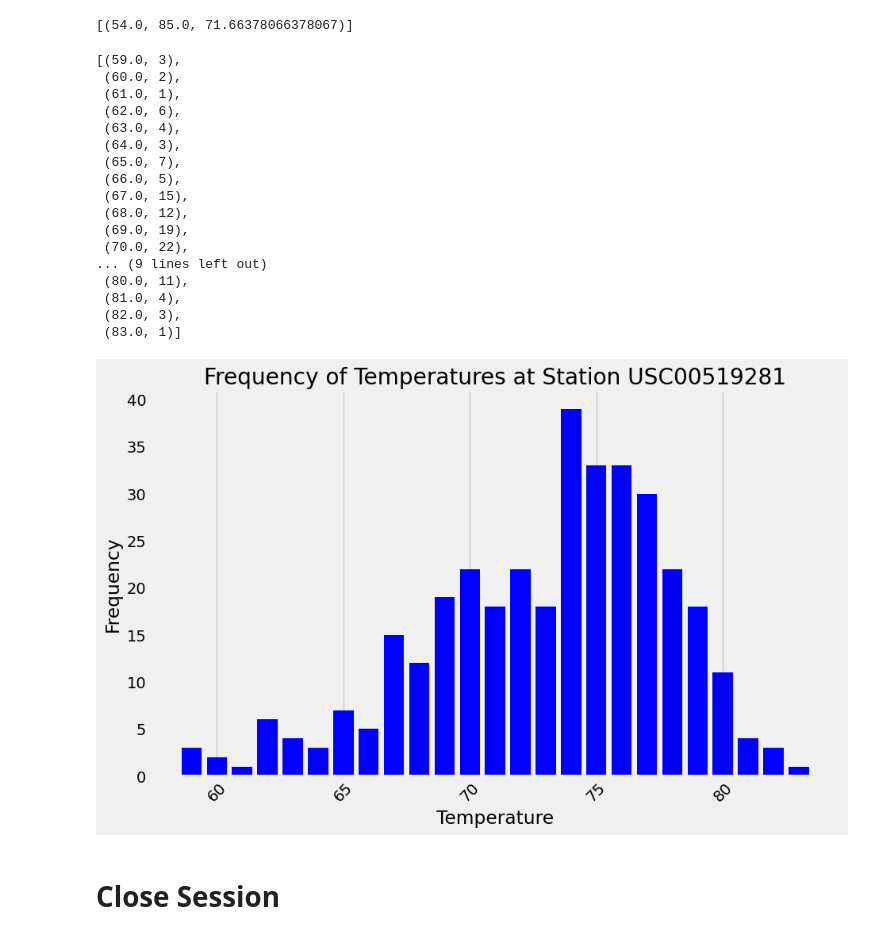
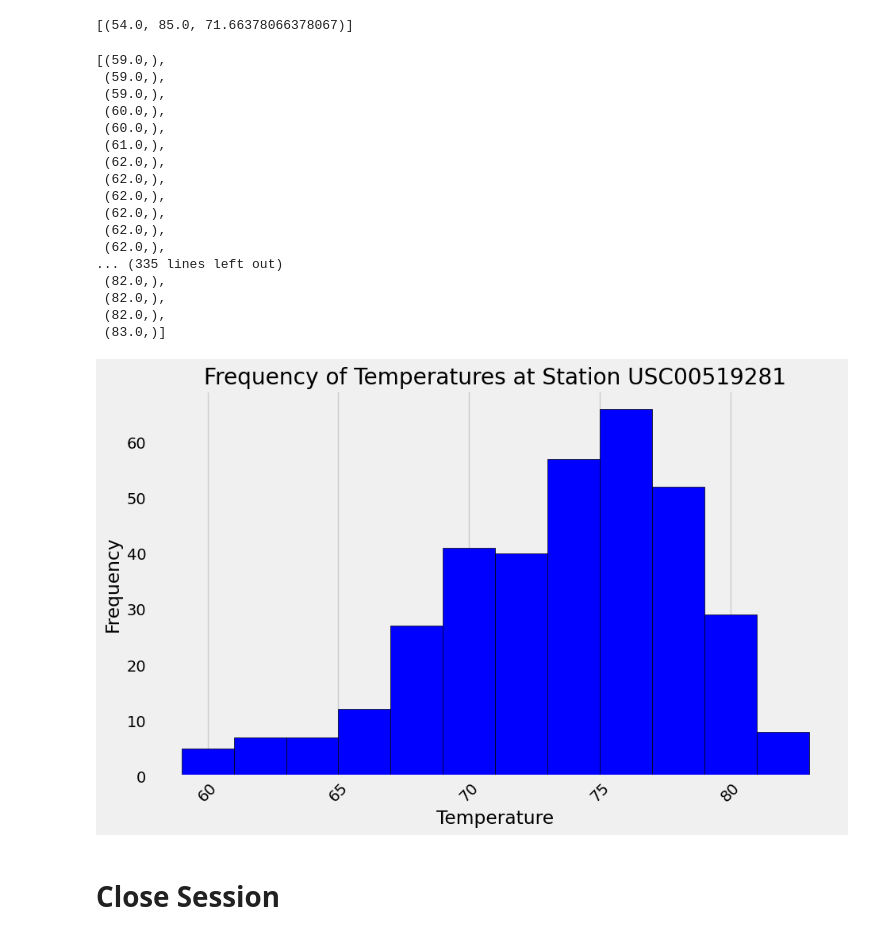
Before and after one commit to mftobin/sqlalchemy-challenge, a Jupyter notebook: SurfsUp/climate_starter.ipynb, the cells around one changed output. Drawn from its saved outputs; the diff is of its cells as text; code cells hidden in the pictures.

```diff
--- a/SurfsUp/climate_starter.ipynb
+++ b/SurfsUp/climate_starter.ipynb
@@ -154,45 +154,45 @@ most_active_station_temps
 [(54.0, 85.0, 71.66378066378067)]
 # %%
 #double checking the information this yields before turning it into a bar chart
-station_temps = session.query(Measurement.tobs,func.count(Measurement.tobs)).filter(Measurement.date>= last_12_months).filter(Measurement.station == "USC00519281").group_by(Measurement.tobs).order_by(Measurement.tobs.asc()).all()
+station_temps = session.query(Measurement.tobs).filter(Measurement.date>= last_12_months).filter(Measurement.station == "USC00519281").order_by(Measurement.tobs.asc()).all()
 station_temps
 # %% [output]
-[(59.0, 3),
- (60.0, 2),
- (61.0, 1),
- (62.0, 6),
- (63.0, 4),
- (64.0, 3),
- (65.0, 7),
- (66.0, 5),
- (67.0, 15),
- (68.0, 12),
- (69.0, 19),
- (70.0, 22),
-... (9 lines left out)
- (80.0, 11),
- (81.0, 4),
- (82.0, 3),
- (83.0, 1)]
+[(59.0,),
+ (59.0,),
+ (59.0,),
+ (60.0,),
+ (60.0,),
+ (61.0,),
+ (62.0,),
+ (62.0,),
+ (62.0,),
+ (62.0,),
+ (62.0,),
+ (62.0,),
+... (335 lines left out)
+ (82.0,),
+ (82.0,),
+ (82.0,),
+ (83.0,)]
 # %%
 # Using the most active station id
 # Query the last 12 months of temperature observation data for this station and plot the results as a histogram
-station_temps = session.query(Measurement.tobs,func.count(Measurement.tobs)).filter(Measurement.date>= last_12_months).filter(Measurement.station == "USC00519281").group_by(Measurement.tobs).order_by(Measurement.tobs.asc()).all()
+station_temps = session.query(Measurement.tobs).filter(Measurement.date>= last_12_months).filter(Measurement.station == "USC00519281").order_by(Measurement.tobs.asc()).all()
 
 #convert into a dataframe after checking above this yielded the correct results
-df_station_temps = pd.DataFrame(station_temps, columns=["Temperature", "Frequency"])
+df_station_temps = pd.DataFrame(station_temps, columns=["Temperature"])
 
 # Plot the histogram
 plt.figure(figsize=(10, 6))
-plt.bar(df_station_temps["Temperature"], df_station_temps["Frequency"], color='blue')
+plt.hist(df_station_temps["Temperature"], bins=12, color='blue', edgecolor='black')
 plt.title('Frequency of Temperatures at Station USC00519281')
 plt.xlabel('Temperature')
 plt.ylabel('Frequency')
 plt.xticks(rotation=45)  # Rotate x labels if necessary
 plt.grid(axis='y')
 plt.show()
 # %% [output]
-[figure, old version]
+[figure, new version]
 # %% [markdown]
 # Close Session
 # %%
```
Also changed, not shown: parts of 2 cells of this notebook, 2 other files.
